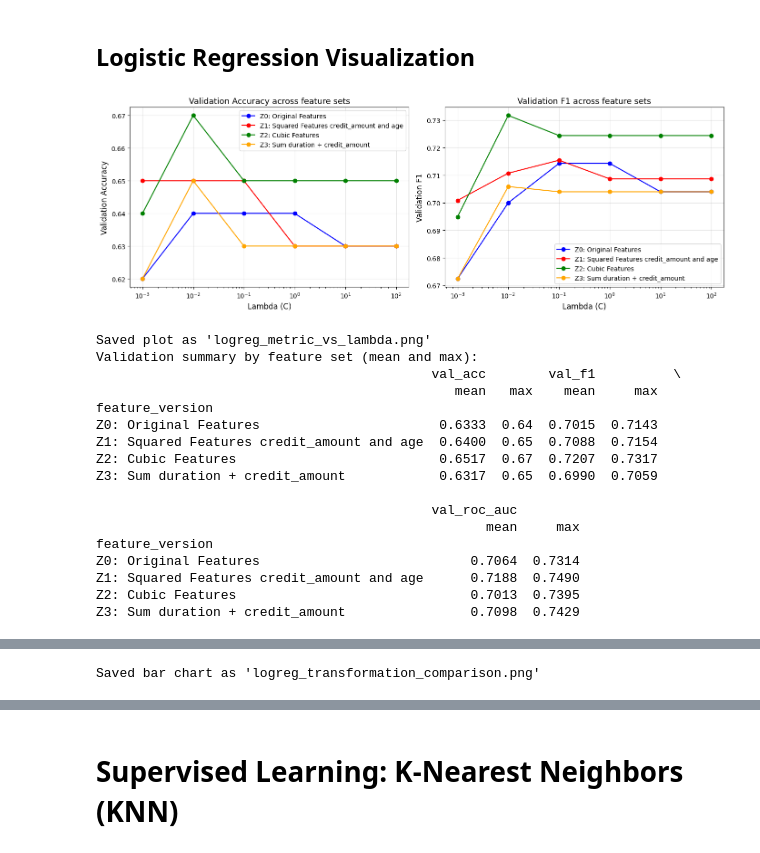
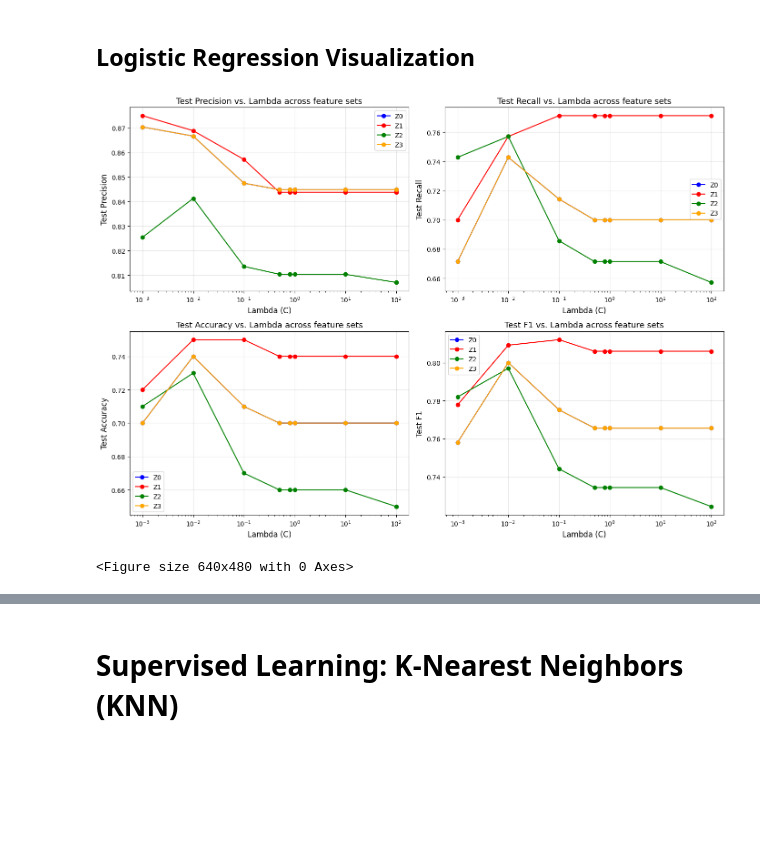
Before and after one commit to Zesan-Rahman/MachineLearningProject, a Jupyter notebook: Project.ipynb, the cells around one changed output, grey strips where cells are left out. Drawn from its saved outputs; the diff is of its cells as text; code cells hidden in the pictures; blank space fills up the shorter version.

Commit message:
fix: made part D visualizations better

```diff
--- a/Project.ipynb
+++ b/Project.ipynb
@@ -499,65 +507,74 @@ Saved as 'logreg_results.csv'
 # %% [markdown]
 ## Logistic Regression Visualization
 # %%
-ig, axes = plt.subplots(1, 2, figsize=(14, 5))
-metrics = [('val_acc', 'Validation Accuracy'), ('val_f1', 'Validation F1')]
-colors = {'Z0: Original Features': 'blue', 'Z1: Squared Features credit_amount and age': 'red',
-          'Z2: Cubic Features': 'green', 'Z3: Sum duration + credit_amount': 'orange'}
+fig, axes = plt.subplots(2, 2, figsize=(14, 10))
+axes = axes.flatten()
+
+metrics = [
+    ('test_precision', 'Test Precision'),
+    ('test_recall', 'Test Recall'),
+    ('test_acc', 'Test Accuracy'),
+    ('test_f1', 'Test F1')
+]
+
+colors = {'Z0': 'blue', 'Z1': 'red',
+          'Z2': 'green', 'Z3': 'orange'}
 
 for ax, (metric, title) in zip(axes, metrics):
     for feat_name in log_results_df['feature_version'].unique():
         data = log_results_df[log_results_df['feature_version'] == feat_name].sort_values('lambda')
         ax.plot(data['lambda'], data[metric], marker='o', label=feat_name, color=colors.get(feat_name, None))
+
     ax.set_xscale('log')
     ax.set_xlabel('Lambda (C)', fontsize=12)
     ax.set_ylabel(title, fontsize=12)
-    ax.set_title(f'{title} across feature sets', fontsize=13)
+    ax.set_title(f'{title} vs. Lambda across feature sets', fontsize=13)
     ax.grid(True, alpha=0.3)
     ax.legend()
+
+plt.tight_layout()
+plt.show()
+
 
 plt.tight_layout()
 plt.savefig('logreg_metric_vs_lambda.png', dpi=300, bbox_inches='tight')
 plt.show()
 
 print("Saved plot as 'logreg_metric_vs_lambda.png'")
 
-summary = log_results_df.groupby('feature_version')[['val_acc', 'val_f1', 'val_roc_auc']].agg(['mean', 'max']).round(4)
-print("Validation summary by feature set (mean and max):")
+fig, axes = plt.subplots(2, 2, figsize=(14, 10))
+axes = axes.flatten()
+
+colors = ['blue', 'red', 'green', 'orange']
+
+summary_max = (
+    log_results_df.groupby('feature_version')[['test_acc', 'test_precision', 'test_recall', 'test_f1']]
+    .max()
+    .round(4)
+)
+
+print("Test summary by feature set (mean values):")
 print(summary)
 
-fig, axes = plt.subplots(1, 2, figsize=(12, 4))
-metrics = [('val_acc', 'Validation Accuracy'), ('val_f1', 'Validation F1')]
-colors = ['blue', 'red', 'green', 'orange']
+for ax, (metric, title) in zip(axes, metrics):
+    means = summary_max[metric]
 
-for ax, (metric, title) in zip(axes, metrics):
-    means = log_results_df.groupby('feature_version')[metric].mean()
     ax.bar(means.index, means.values, color=colors)
-    ax.set_ylabel(title)
-    ax.set_title(f'Average {title}')
-    ax.tick_params(axis='x', rotation=20, labelsize=8)
+    ax.set_ylabel(title, fontsize=12)
+    ax.set_title(title, fontsize=14)
+
+    # Set y-axis from 0.60 to 0.90
+    ax.set_ylim(0.60, 0.90)
+    ax.set_yticks(np.arange(0.60, 0.901, 0.05))
+
+    ax.tick_params(axis='x', rotation=20, labelsize=9)
     ax.grid(True, axis='y', alpha=0.3)
 
 plt.tight_layout()
-plt.savefig('logreg_transformation_comparison.png', dpi=300, bbox_inches='tight')
+plt.savefig('logreg_transformation_metric_comparison.png', dpi=300, bbox_inches='tight')
 plt.show()
 
-print("Saved bar chart as 'logreg_transformation_comparison.png'")
+print("Saved bar chart as 'logreg_transformation_metric_comparison.png'")
 # %% [output]
-[figure, old version]
+[figure, new version]
-Saved plot as 'logreg_metric_vs_lambda.png'
-Validation summary by feature set (mean and max):
-                                           val_acc        val_f1          \
-                                              mean   max    mean     max
-feature_version
-Z0: Original Features                       0.6333  0.64  0.7015  0.7143
-Z1: Squared Features credit_amount and age  0.6400  0.65  0.7088  0.7154
-Z2: Cubic Features                          0.6517  0.67  0.7207  0.7317
-Z3: Sum duration + credit_amount            0.6317  0.65  0.6990  0.7059
-
-                                           val_roc_auc
-                                                  mean     max
-feature_version
-Z0: Original Features                           0.7064  0.7314
-Z1: Squared Features credit_amount and age      0.7188  0.7490
-Z2: Cubic Features                              0.7013  0.7395
-Z3: Sum duration + credit_amount                0.7098  0.7429
+<Figure size 640x480 with 0 Axes>
@@ -565 +590,0 @@ Z3: Sum duration + credit_amount                0.7098  0.7429
-Saved bar chart as 'logreg_transformation_comparison.png'
```
Also changed, not shown: parts of 13 cells of this notebook.
